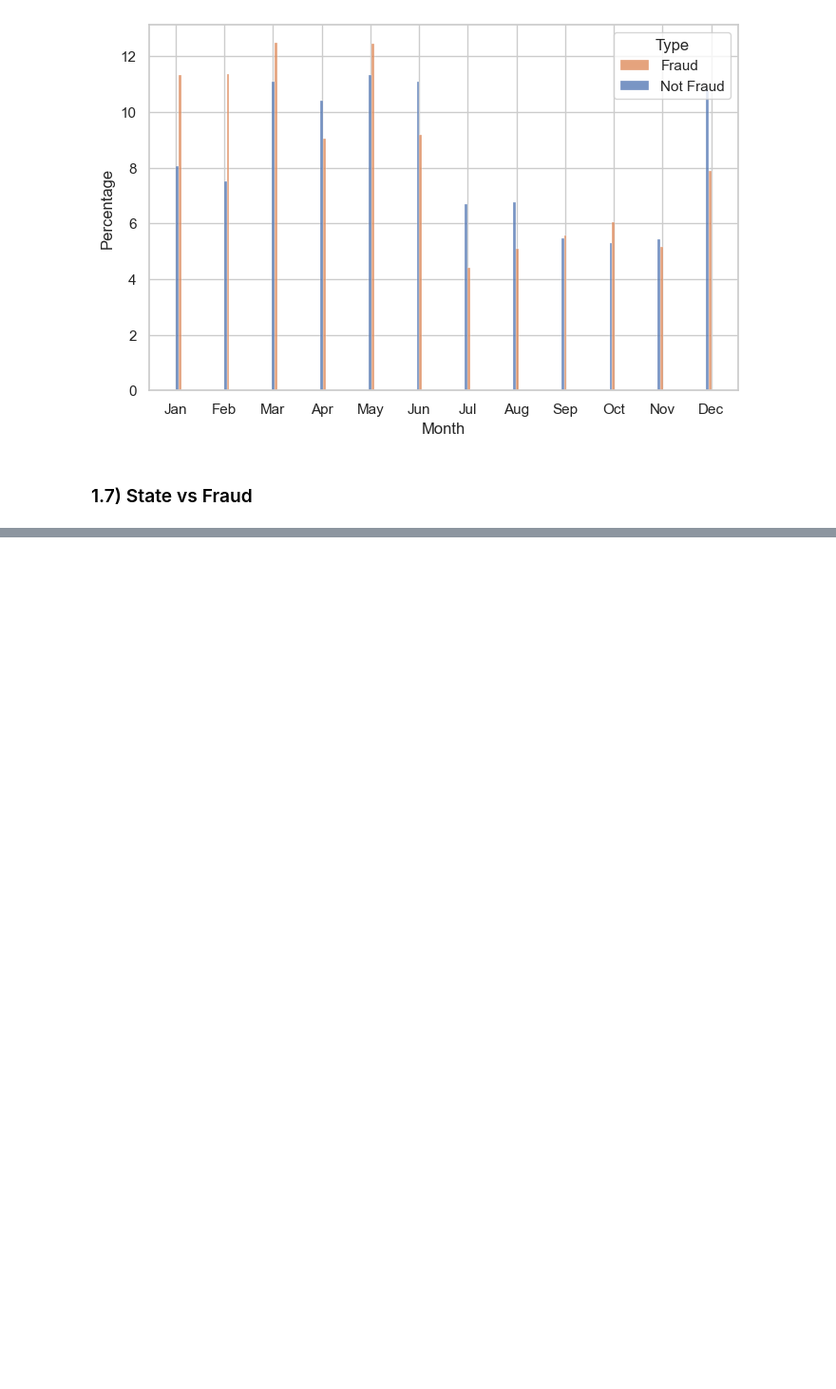
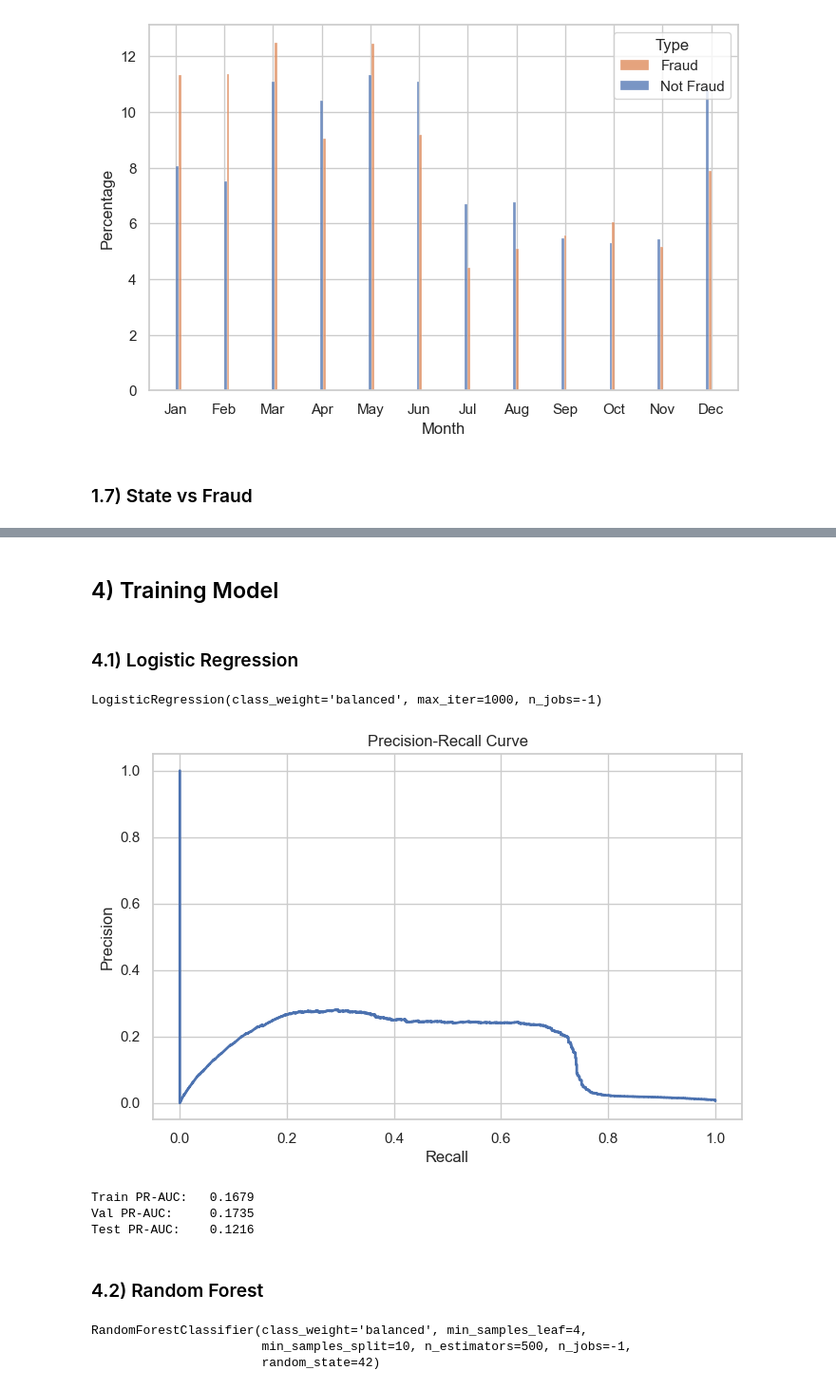
Before and after one commit to cwpytr/credit-card-fraud-detection, a Jupyter notebook: fraud_detection.ipynb, the cells around one changed output, grey strips where cells are left out. Shown at 95% size. Saved outputs shown, nothing was run; the diff lists cells and outputs as text; code cells hidden in the pictures; blank space fills up the shorter version.

```diff
--- a/fraud_detection.ipynb
+++ b/fraud_detection.ipynb
@@ -324,0 +413,74 @@ Text(0.5, 1.0, 'The Percentage of Fraudulent over Non-Fraudulent Transcations in
+# %%
+from sklearn.pipeline import Pipeline
+
+transformer = ColumnTransformer(transformers=[
+        ('num', StandardScaler(), num_features),
+        ('cat', OneHotEncoder(handle_unknown="ignore", min_frequency=50, sparse_output=True), cat_features)
+    ])
+
+preprocessing = Pipeline(steps=[
+    ('feature_engineer', FeatureEngineer()),
+    ('transformer', transformer)
+])
+# %%
+X_train_pre = preprocessing.fit_transform(X_train)
+X_val_pre = preprocessing.transform(X_val)
+X_test_pre = preprocessing.transform(X_test)
+# %% [markdown]
+## 4) Training Model
+# %% [markdown]
+### 4.1) Logistic Regression
+# %%
+from sklearn.linear_model import LogisticRegression
+
+log_reg = LogisticRegression(max_iter=1000, class_weight="balanced", n_jobs=-1)
+
+log_reg.fit(X_train_pre, y_train)
+# %% [output]
+LogisticRegression(class_weight='balanced', max_iter=1000, n_jobs=-1)
+# %%
+y_train_proba = log_reg.predict_proba(X_train_pre)[:, 1]
+y_test_proba = log_reg.predict_proba(X_test_pre)[:, 1]
+y_val_proba = log_reg.predict_proba(X_val_pre)[:, 1]
+# %%
+from sklearn.metrics import average_precision_score
+from sklearn.metrics import precision_recall_curve
+
+precisions, recalls, thresholds = precision_recall_curve(y_val, y_val_proba)
+
+plt.plot(recalls, precisions, linewidth=2, label='Precision-Recall curve')
+plt.xlabel('Recall')
+plt.ylabel('Precision')
+plt.title('Precision-Recall Curve')
+plt.grid(True)
+plt.show()
+
+print(f"Train PR-AUC:   {average_precision_score(y_train,  y_train_proba):.4f}")
+print(f"Val PR-AUC:     {average_precision_score(y_val,  y_val_proba):.4f}")
+print(f"Test PR-AUC:    {average_precision_score(y_test, y_test_proba):.4f}")
+# %% [output]
+[figure, added]
+Train PR-AUC:   0.1679
+Val PR-AUC:     0.1735
+Test PR-AUC:    0.1216
+# %% [markdown]
+### 4.2) Random Forest
+# %%
+from sklearn.ensemble import RandomForestClassifier
+
+rdf = RandomForestClassifier(
+    n_estimators=500,
+    max_depth=None,
+    min_samples_split=10,
+    min_samples_leaf=4,
+    max_features="sqrt",
+    class_weight="balanced",
+    n_jobs=-1,
+    random_state=42
+)
+
+rdf.fit(X_train_pre, y_train)
+# %% [output]
+RandomForestClassifier(class_weight='balanced', min_samples_leaf=4,
+                       min_samples_split=10, n_estimators=500, n_jobs=-1,
+                       random_state=42)
```
Also changed, not shown: parts of 26 cells of this notebook, 1 other file.
